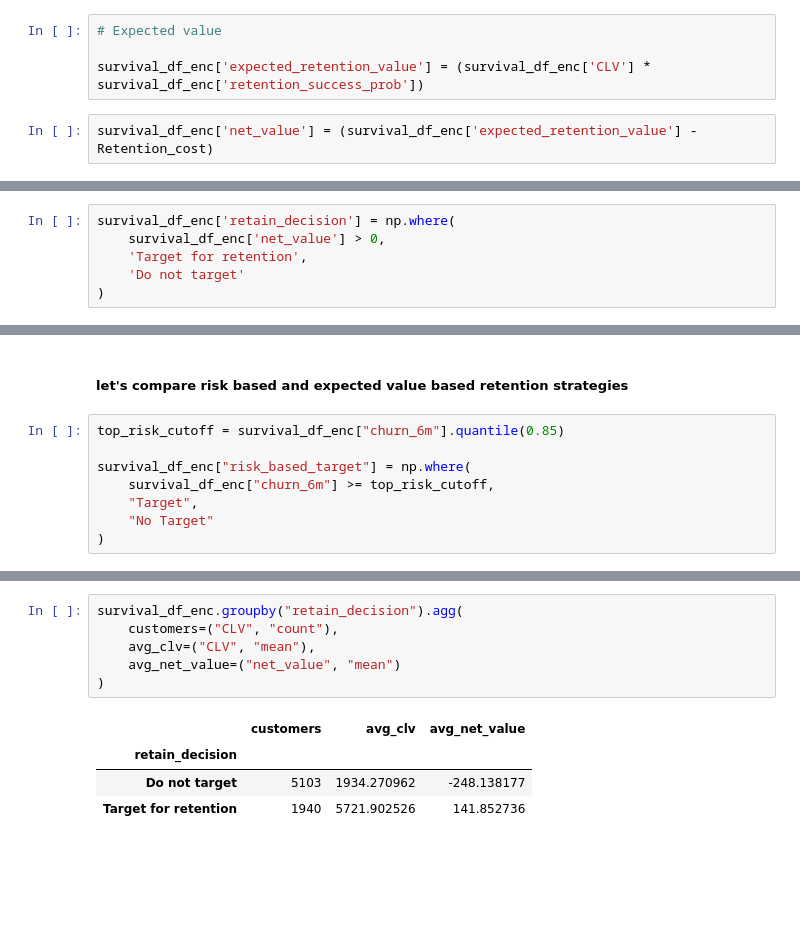
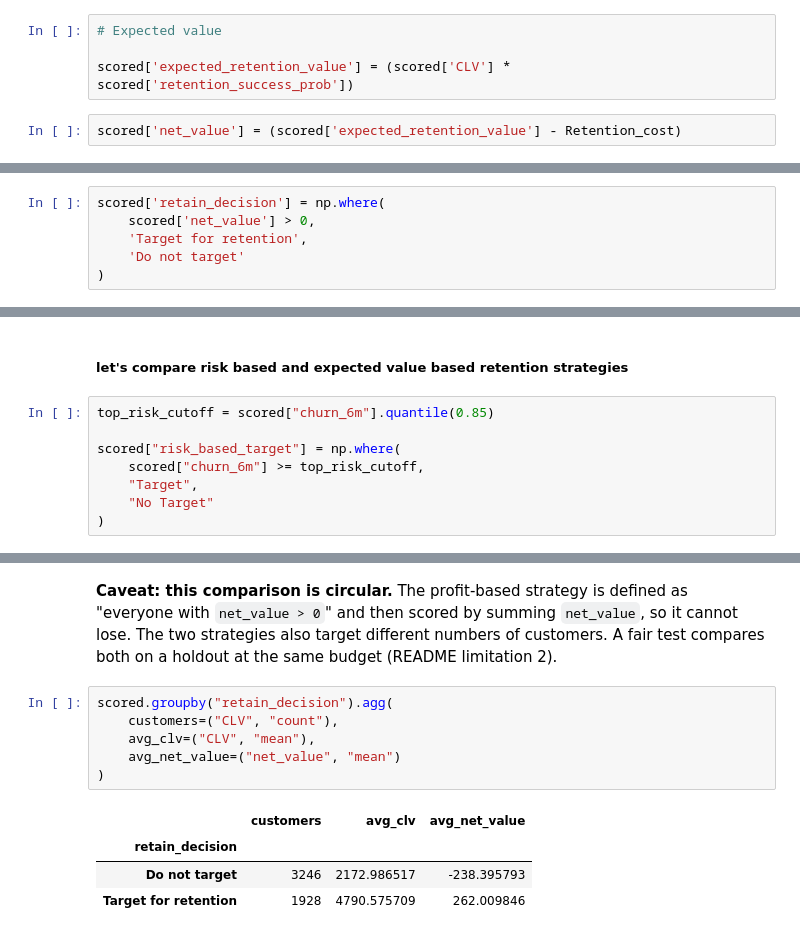
Before and after one commit to snehilojha/Profit-aware-customer-churn-and-retention-decision-system, a Jupyter notebook: src/main.ipynb, the cells around one changed output, grey strips where cells are left out. Saved outputs shown, nothing was run; the diff lists cells and outputs as text; blank space fills up the shorter version.

```diff
--- a/src/main.ipynb
+++ b/src/main.ipynb
@@ -776,7 +641,7 @@ dtype: object
 # %%
 # Expected value
 
-survival_df_enc['expected_retention_value'] = (survival_df_enc['CLV'] * survival_df_enc['retention_success_prob'])
+scored['expected_retention_value'] = (scored['CLV'] * scored['retention_success_prob'])
 # %%
-survival_df_enc['net_value'] = (survival_df_enc['expected_retention_value'] - Retention_cost)
+scored['net_value'] = (scored['expected_retention_value'] - Retention_cost)
 # %%
@@ -798,6 +661,6 @@ survival_df_enc.sort_values(by = 'net_value', ascending= False)
 # %%
-survival_df_enc['retain_decision'] = np.where(
-    survival_df_enc['net_value'] > 0,
+scored['retain_decision'] = np.where(
+    scored['net_value'] > 0,
     'Target for retention',
     'Do not target'
 )
@@ -813,10 +674,10 @@ Name: count, dtype: int64
 # %% [markdown]
 ##### let's compare risk based and expected value based retention strategies
 # %%
-top_risk_cutoff = survival_df_enc["churn_6m"].quantile(0.85)
+top_risk_cutoff = scored["churn_6m"].quantile(0.85)
 
-survival_df_enc["risk_based_target"] = np.where(
-    survival_df_enc["churn_6m"] >= top_risk_cutoff,
+scored["risk_based_target"] = np.where(
+    scored["churn_6m"] >= top_risk_cutoff,
     "Target",
     "No Target"
 )
@@ -837,11 +698,13 @@ Profit-based strategy profit: 275194.3073985492
+# %% [markdown]
+**Caveat: this comparison is circular.** The profit-based strategy is defined as "everyone with `net_value > 0`" and then scored by summing `net_value`, so it cannot lose. The two strategies also target different numbers of customers. A fair test compares both on a holdout at the same budget (README limitation 2).
 # %%
-survival_df_enc.groupby("retain_decision").agg(
+scored.groupby("retain_decision").agg(
     customers=("CLV", "count"),
     avg_clv=("CLV", "mean"),
     avg_net_value=("net_value", "mean")
 )
 # %% [output]
 |  | customers | avg_clv | avg_net_value |
 | retain_decision |  |  |  |
-| Do not target | 5103 | 1934.270962 | -248.138177 |
-| Target for retention | 1940 | 5721.902526 | 141.852736 |
+| Do not target | 3246 | 2172.986517 | -238.395793 |
+| Target for retention | 1928 | 4790.575709 | 262.009846 |
```
Also changed, not shown: parts of 58 cells of this notebook, 1 other file.
